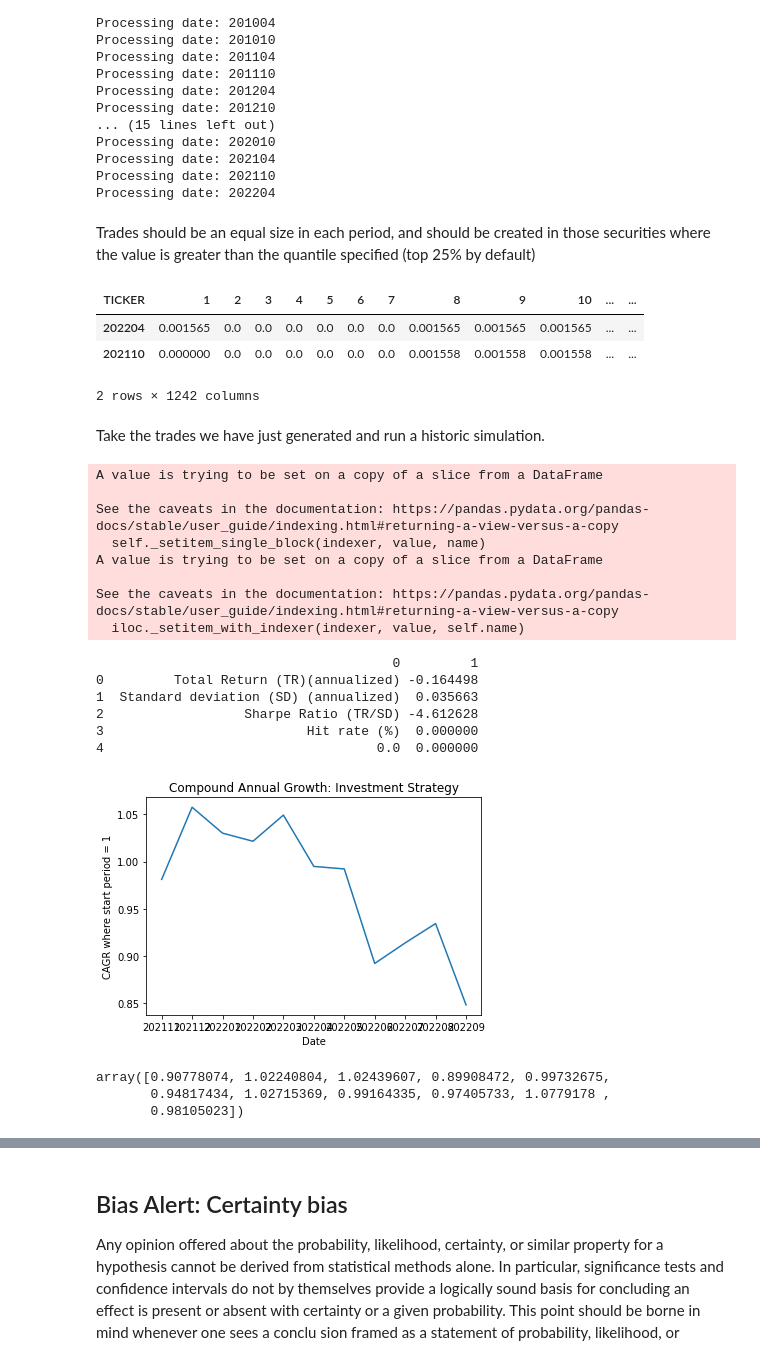
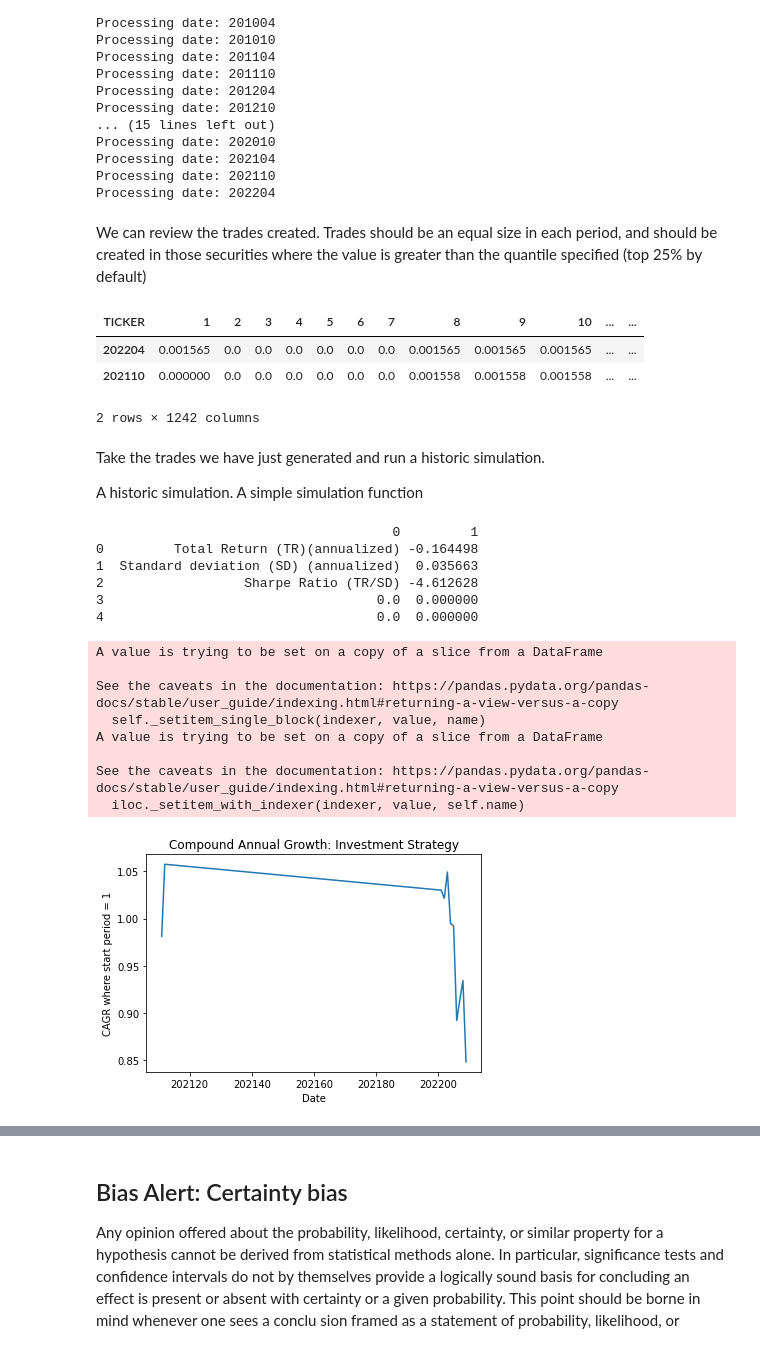
Before and after one commit to danphilps/Investment-SAI, a Jupyter notebook: M6_Investment.ipynb, the cells around one changed output, grey strips where cells are left out. Saved outputs shown, nothing was run; the diff lists cells and outputs as text; code cells hidden in the pictures.

```diff
--- a/M6_Investment.ipynb
+++ b/M6_Investment.ipynb
@@ -676,7 +698,7 @@ Next we assume a certain rebalance frequency, and simualte the past returns of t
 # Quantiles have nan entries and zero entries removed
 def trades_topquantile_generate(df_stock_ER: pd.DataFrame,
                             rebalance_freq: int,
-                            quantile_to_buy: float = 0.25) -> pd.DataFrame:
+                            quantile_to_buy: float = 0.75) -> pd.DataFrame:
 
   # Sanity
   if df_stock_ER.index[1] < df_stock_ER.index[2]:
@@ -760,7 +782,7 @@ Processing date: 202104
 Processing date: 202110
 Processing date: 202204
 # %% [markdown]
-Trades should be an equal size in each period, and should be created in those securities where the value is greater than the quantile specified (top 25% by default)
+We can review the trades created. Trades should be an equal size in each period, and should be created in those securities where the value is greater than the quantile specified (top 25% by default)
 # %%
 # Trade periods...
 df_trades[df_trades.sum(axis=1) != 0 ]
@@ -771,6 +793,8 @@ df_trades[df_trades.sum(axis=1) != 0 ]
 2 rows × 1242 columns
 # %% [markdown]
 Take the trades we have just generated and run a historic simulation.
+
+A historic simulation. A simple simulation function
 # %%
 import matplotlib.pyplot as plt
 import math
@@ -850,61 +874,46 @@ def run_sim(df_trades: pd.DataFrame,
       df_sec_cagr.iloc[i,:] = df_sec_cagr.iloc[i+1,:] * (1+df_sec_rets.iloc[i,:])
 
       period_no += 1
 
   # Sort into date order
   df_sec_cagr = df_sec_cagr.sort_index(ascending=False)
 
   #Analytics:
   if show_analytics == True:
     # Analytics
     sim_ana = pd.DataFrame(np.zeros((5,2)))
     sim_ana.iloc[0,0] = 'Total Return (TR)(annualized)'
     sim_ana.iloc[0,1] = df_sec_cagr.iloc[0,:].sum(skipna=True) ** (12/period_no) -1
     sim_ana.iloc[1,0] = 'Standard deviation (SD) (annualized)'
     sim_ana.iloc[1,1] = df_sec_cagr.iloc[0:period_no, :].sum(skipna=True).std(skipna=True) * math.sqrt(12)
     sim_ana.iloc[2,0] = 'Sharpe Ratio (TR/SD)'
     sim_ana.iloc[2,1] = sim_ana.iloc[0,1] / sim_ana.iloc[1,1]
-    sim_ana.iloc[3,0] = 'Hit rate (%)'
-    #mom_returns = df_sec_cagr.iloc[0:period_no-1,:].sum(skipna=True) / df_sec_cagr.iloc[1:period_no,:].sum(skipna=True) - 1
-    #sim_ana.iloc[3,1] = mom_returns[(mom_returns>0])].count()
     print(sim_ana)
 
     #CAGR chart
-    plt.plot([str(x) for x in df_sec_cagr.index[0:period_no]], df_sec_cagr.iloc[0:period_no, :].sum(axis=1, skipna=True))
-    plt.gca().invert_xaxis()
+    plt.plot(df_sec_cagr.index[0:period_no], df_sec_cagr.iloc[0:period_no, :].sum(axis=1, skipna=True))
     plt.title('Compound Annual Growth: Investment Strategy')
     plt.xlabel('Date')
     plt.ylabel('CAGR where start period = 1')
     plt.show()
 
   return df_sec_cagr
 
 # Run the simulation function
 df_sec_cagr = run_sim(df_trades=df_trades, df_sec_rets=df_sec_rets)
 # %% [output]
-A value is trying to be set on a copy of a slice from a DataFrame
-
-See the caveats in the documentation: https://pandas.pydata.org/pandas-docs/stable/user_guide/indexing.html#returning-a-view-versus-a-copy
-  self._setitem_single_block(indexer, value, name)
-A value is trying to be set on a copy of a slice from a DataFrame
-
-See the caveats in the documentation: https://pandas.pydata.org/pandas-docs/stable/user_guide/indexing.html#returning-a-view-versus-a-copy
-  iloc._setitem_with_indexer(indexer, value, self.name)
+                                      0         1
+0         Total Return (TR)(annualized) -0.164498
+1  Standard deviation (SD) (annualized)  0.035663
+2                  Sharpe Ratio (TR/SD) -4.612628
+3                                   0.0  0.000000
+4                                   0.0  0.000000
-                                      0         1
-0         Total Return (TR)(annualized) -0.164498
-1  Standard deviation (SD) (annualized)  0.035663
-2                  Sharpe Ratio (TR/SD) -4.612628
-3                          Hit rate (%)  0.000000
-4                                   0.0  0.000000
+A value is trying to be set on a copy of a slice from a DataFrame
+
+See the caveats in the documentation: https://pandas.pydata.org/pandas-docs/stable/user_guide/indexing.html#returning-a-view-versus-a-copy
+  self._setitem_single_block(indexer, value, name)
+A value is trying to be set on a copy of a slice from a DataFrame
+
+See the caveats in the documentation: https://pandas.pydata.org/pandas-docs/stable/user_guide/indexing.html#returning-a-view-versus-a-copy
+  iloc._setitem_with_indexer(indexer, value, self.name)
-[figure, old version]
+[figure, new version]
-# %%
-from operator import truediv
-
-cagr = df_sec_cagr.iloc[0:period_no-1, :].sum(axis=1, skipna=True)
-cagr2 = cagr*100
-#np.true_divide(cagr.iloc[0:11], cagr.iloc[1:12])
-np.divide(cagr2.iloc[0:11].to_list(), cagr2.iloc[1:12].to_list())
-# %% [output]
-array([0.90778074, 1.02240804, 1.02439607, 0.89908472, 0.99732675,
-       0.94817434, 1.02715369, 0.99164335, 0.97405733, 1.0779178 ,
-       0.98105023])
```
Also changed, not shown: parts of 30 cells of this notebook.
